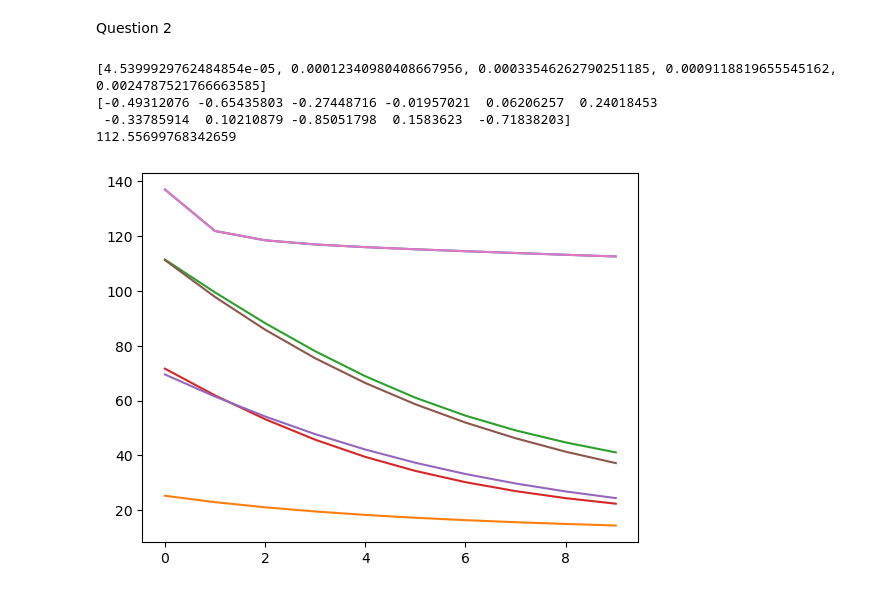
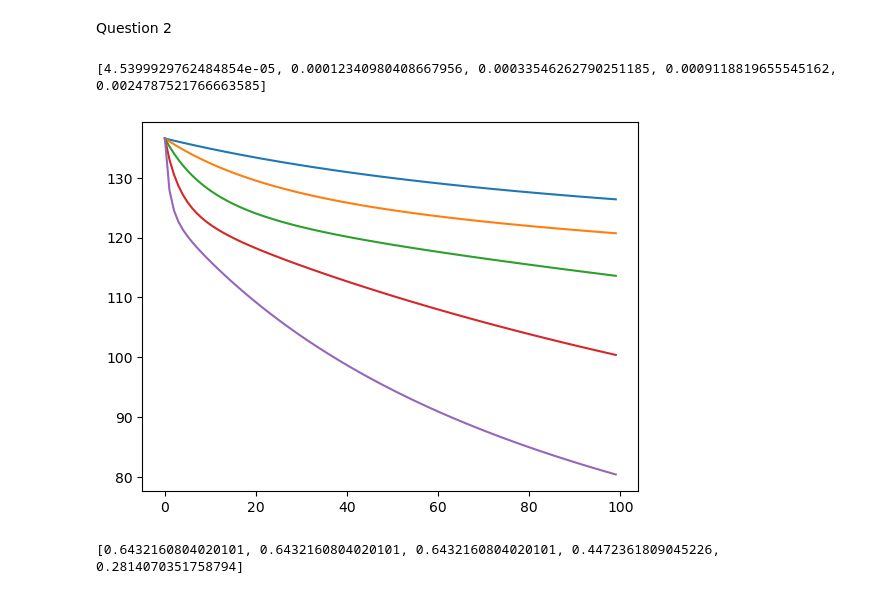
Before and after one commit to hayden000/Data-Analysis, a Jupyter notebook: data.ipynb, the cells around one changed output. Cells and saved outputs as stored; diff of their text form; code cells hidden in the pictures.

```diff
--- a/data.ipynb
+++ b/data.ipynb
@@ -56,8 +58,10 @@ def gradient(par, data):
     for n in range(0, len(X)):
         f = model(X[n], par)
         x, y = X[n], Y[n]
-        s = - (y - (1-y)*f) / (y * f + (1 - y) * (1 - f))
+        # s = - (y - (1-y)*f) / (y * f + (1 - y) * (1 - f))
+        s = -(y - f) / (y * f + (1 - y) * (1 - f))
         grad = grad + s * (dModel(x, par))
+
     return grad
 # %%
 def train(par0, eta, T, data):
@@ -77,7 +81,7 @@ D = generateData(d, N)
 x_trainning, x_testing, y_traning, y_testing = split(D, 50)
 eta = 0.01
 epoch = []
-itterations = 10
+itterations = 100
 tryInit = [np.random.randn(len(x_trainning[0])) for m in range(5)]
 par, obj = train(lambda1, eta, 100, (x_trainning, y_traning))
 plt.plot(obj)
@@ -99,7 +103,8 @@ def ER(par, data):
         y_Hat = model(x, par) > 0.5
         s = 1 * (y != y_Hat)
         ER = ER + s
-    return ER / (len(data[0])+len(data[1]))
+    return ER / len(X)
+    # return ER / (len(data[0])+len(data[1]))
 # %%
 ERs = []
 for i in range(0, len(epoch)):
@@ -113,7 +146,7 @@ Question 2
 import pandas as pd
 # %%
 data = pd.read_csv("CarsDataSetForCW1.csv", sep=",")
-Z = data[['mpg', 'cylinders', 'displacement', 'horsepower', 'weight', 'acceleration', 'year', 'origin']].to_numpy()
+Z = data[['cylinders', 'displacement', 'horsepower', 'weight', 'acceleration', 'year']].to_numpy()
 Y = 1 * (Z[:, 0] >= np.mean(Z[:, 0]))
 X, Y = Z[:, 1:], Y
 # %%
@@ -122,53 +155,33 @@ D_test = (X[len(data) // 2:], Y[len(data) // 2:])
 # %%
 D_train_normalised = ((D_train[0] - np.average(D_train[0])) / np.std(D_train[0]), D_train[1])
 D_test_normalised = ((D_test[0] - np.average(D_test[0])) / np.std(D_test[0]), D_test[1])
-lambda1 = np.transpose(np.full(len(Z[0]), 0.01))
+
+lambda1 = np.transpose(np.full(len(Z[0]) - 1, 0.01))
 d = 5
+ERs = []
 N = 100
 D = generateData(d, N)
 etas = []
-epochs = []
+epochs = np.arange(0, N)
 for m in range(d):
     etas.append(np.exp(m - 10))
 print(etas)
 x_testing = D_test_normalised[0]
 y_testing = D_test_normalised[1]
 x_trainning = D_train_normalised[0]
 y_traning = D_train_normalised[1]
-for i in range(0, d):
-    par, vals = train(np.random.normal(0, 1, len(Z[0]) - 1), etas[i], N, (x_trainning, y_traning))
-    epochs.append((par, vals))
-D_train_normalised = ((D_train[0] - np.average(D_train[0])) / np.std(D_train[0]), D_train[1])
-D_test_normalised = ((D_test[0] - np.average(D_test[0])) / np.std(D_test[0]), D_test[1])
-lambda1 = np.transpose(np.full(len(Z[0]), 0.01))
-d = 5
-N = 100
-D = generateData(d, N)
-etas = []
-epochs = []
-for m in range(d):
-    etas.append(np.exp(m - 10))
-x_testing = D_test_normalised[0]
-y_testing = D_test_normalised[1]
-x_trainning = D_train_normalised[0]
-y_traning = D_train_normalised[1]
-for i in range(1, d):
-    par, vals = train((np.random.normal(0, 1, len(x_trainning[0]))) * 0.01, etas[i], itterations,
-                      (x_trainning, y_traning))
-    epochs.append((par, vals))
-plt.plot(vals)
-for par, values in epoch:
-    plt.plot(values)
-print(par)
-print(np.min(vals))
-plt.plot(vals)
+for eta in etas:
+    par, obj = train(lambda1, eta, N, (x_trainning, y_traning))
+    # epochs.append((par, obj))
+    ERs.append(ER(par, (x_testing, y_testing)))
+    plt.plot(epochs, obj)
 plt.show()
+
+print(ERs)
 # %% [output]
 [4.5399929762484854e-05, 0.00012340980408667956, 0.00033546262790251185, 0.0009118819655545162, 0.0024787521766663585]
-[-0.49312076 -0.65435803 -0.27448716 -0.01957021  0.06206257  0.24018453
- -0.33785914  0.10210879 -0.85051798  0.1583623  -0.71838203]
-112.55699768342659
-[figure, old version]
+[figure, new version]
+[0.6432160804020101, 0.6432160804020101, 0.6432160804020101, 0.4472361809045226, 0.2814070351758794]
 # %%
 origin_dummies = pd.get_dummies(data['name'])
 # %%
```
Also changed, not shown: parts of 5 cells of this notebook.
